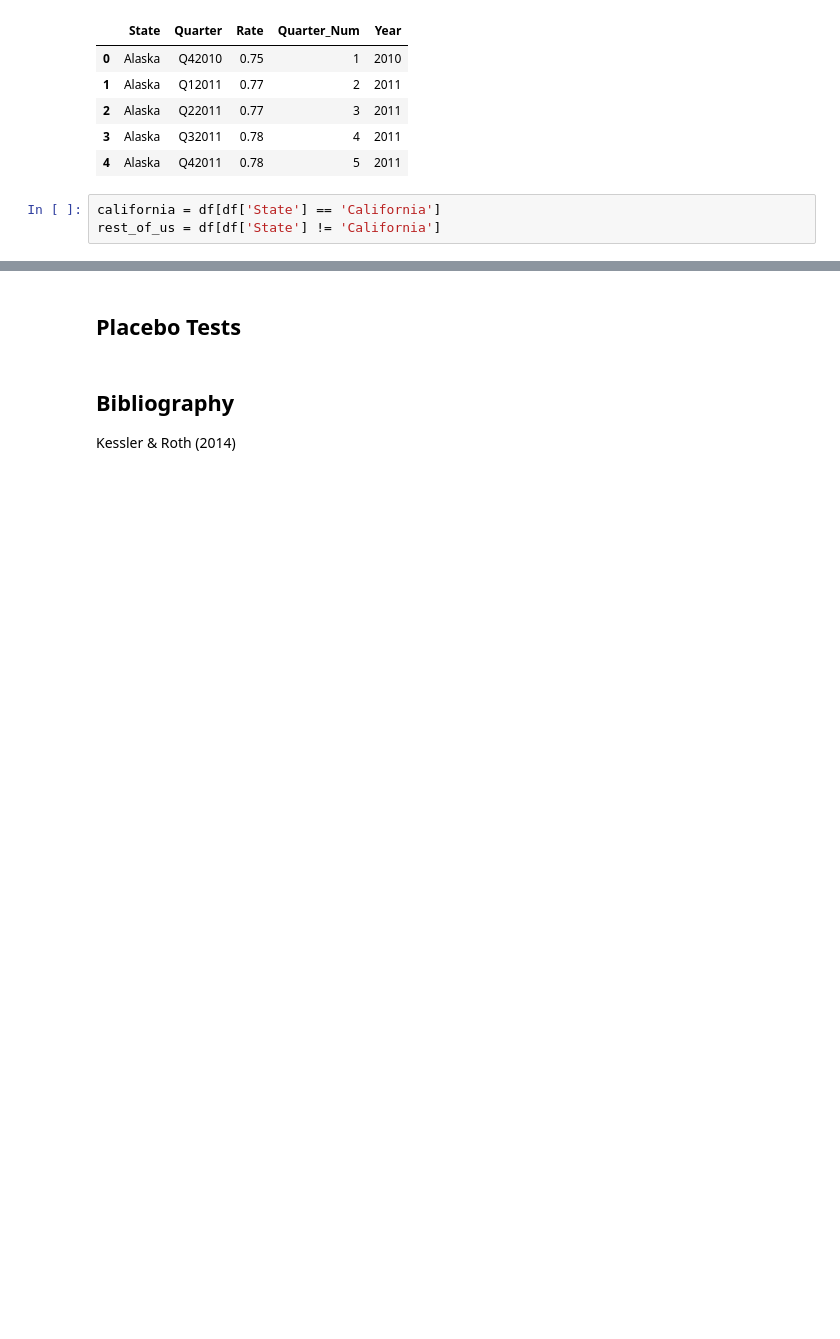
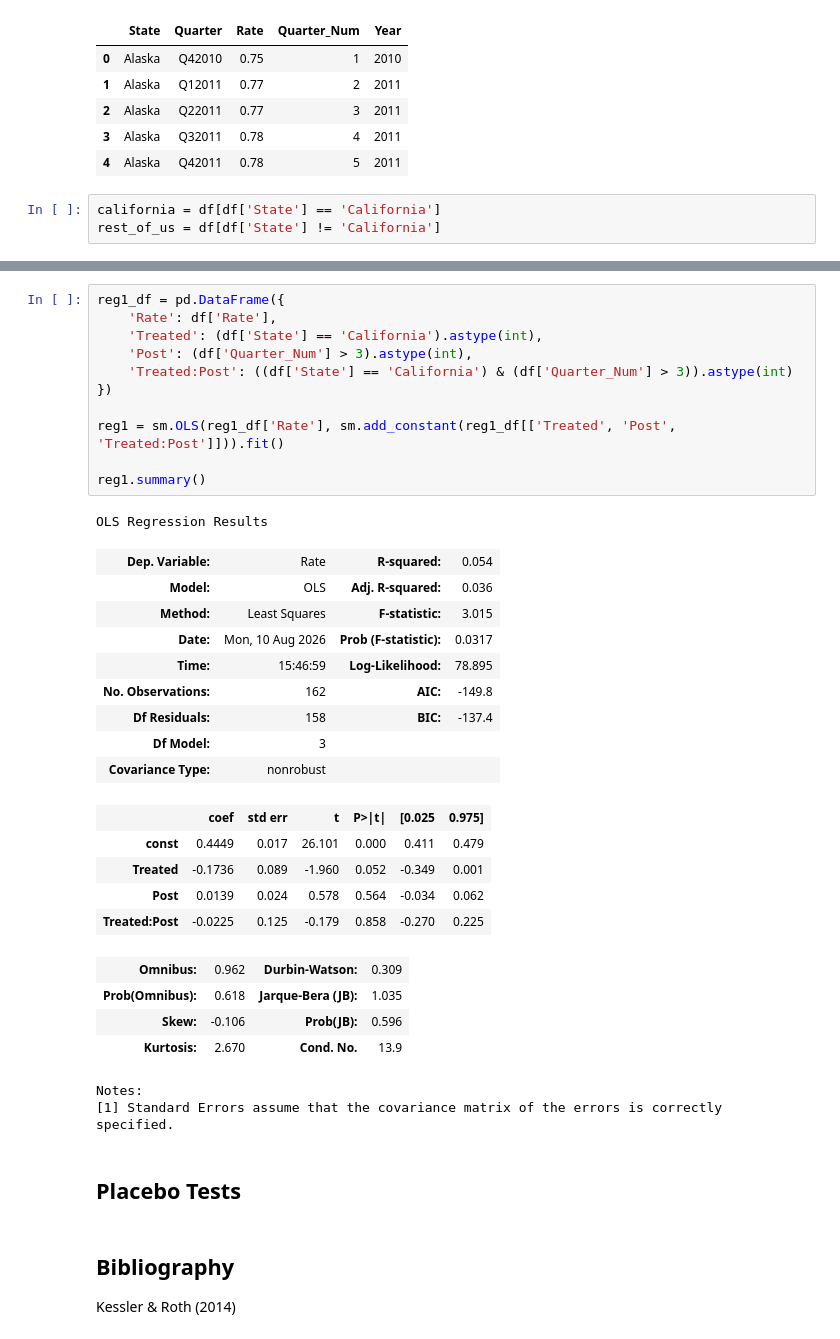
Before and after one commit to cainemerrick98/causal-inference, a Jupyter notebook: DiD-OrganDonation/notebook.ipynb, the cells around one changed output, grey strips where cells are left out. Drawn from its saved outputs; the diff is of its cells as text; blank space fills up the shorter version.

```diff
--- a/DiD-OrganDonation/notebook.ipynb
+++ b/DiD-OrganDonation/notebook.ipynb
@@ -207,3 +214,36 @@ ax.legend()
+# %%
+reg1_df = pd.DataFrame({
+    'Rate': df['Rate'],
+    'Treated': (df['State'] == 'California').astype(int),
+    'Post': (df['Quarter_Num'] > 3).astype(int),
+    'Treated:Post': ((df['State'] == 'California') & (df['Quarter_Num'] > 3)).astype(int)
+})
+
+reg1 = sm.OLS(reg1_df['Rate'], sm.add_constant(reg1_df[['Treated', 'Post', 'Treated:Post']])).fit()
+
+reg1.summary()
+# %% [output]
+OLS Regression Results
+| Dep. Variable: | Rate | R-squared: | 0.054 |
+| Model: | OLS | Adj. R-squared: | 0.036 |
+| Method: | Least Squares | F-statistic: | 3.015 |
+| Date: | Mon, 10 Aug 2026 | Prob (F-statistic): | 0.0317 |
+| Time: | 15:46:59 | Log-Likelihood: | 78.895 |
+| No. Observations: | 162 | AIC: | -149.8 |
+| Df Residuals: | 158 | BIC: | -137.4 |
+| Df Model: | 3 |  |  |
+| Covariance Type: | nonrobust |  |  |
+|  | coef | std err | t | P>|t| | [0.025 | 0.975] |
+| const | 0.4449 | 0.017 | 26.101 | 0.000 | 0.411 | 0.479 |
+| Treated | -0.1736 | 0.089 | -1.960 | 0.052 | -0.349 | 0.001 |
+| Post | 0.0139 | 0.024 | 0.578 | 0.564 | -0.034 | 0.062 |
+| Treated:Post | -0.0225 | 0.125 | -0.179 | 0.858 | -0.270 | 0.225 |
+| Omnibus: | 0.962 | Durbin-Watson: | 0.309 |
+| Prob(Omnibus): | 0.618 | Jarque-Bera (JB): | 1.035 |
+| Skew: | -0.106 | Prob(JB): | 0.596 |
+| Kurtosis: | 2.670 | Cond. No. | 13.9 |
+Notes:
+[1] Standard Errors assume that the covariance matrix of the errors is correctly specified.
 # %% [markdown]
 ## Placebo Tests
 # %% [markdown]
```
Also changed, not shown: parts of 6 cells of this notebook.
